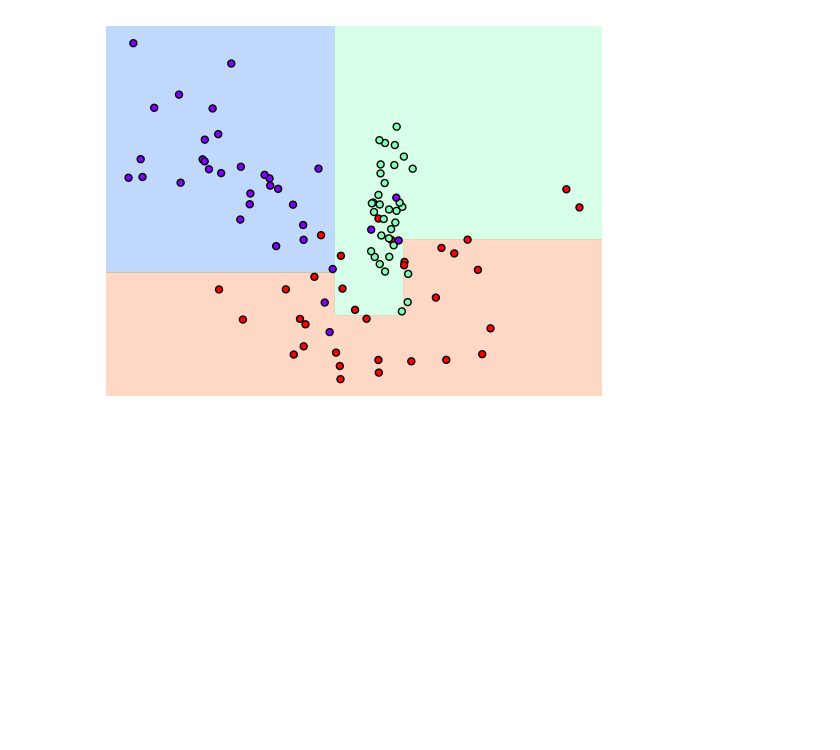
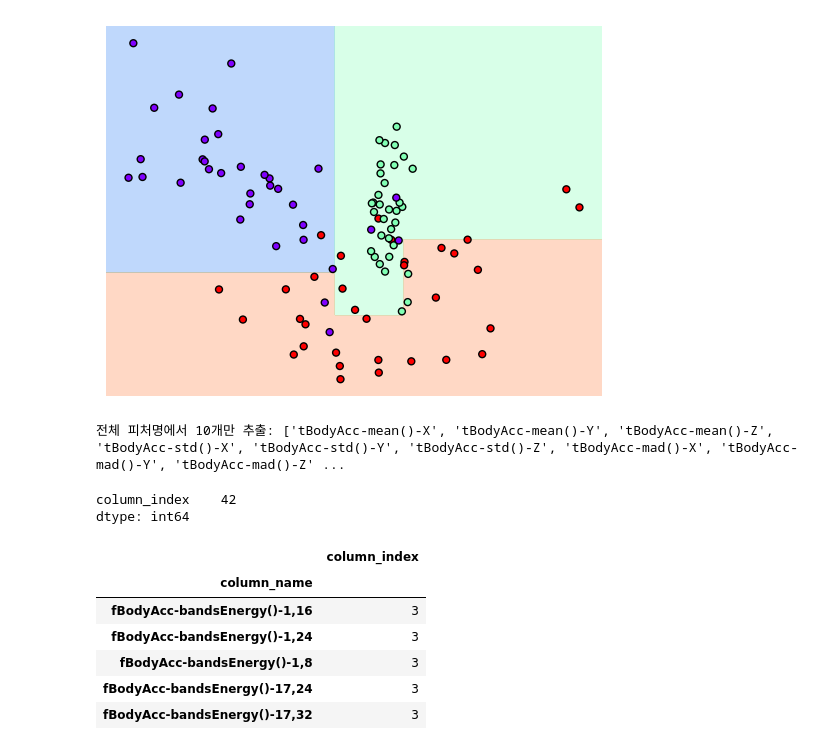
Before and after one commit to nuri0509/Exercise, a Jupyter notebook: ML_perfect_guide/04.Classification/04.Classification(1).ipynb, the cells around one changed output. Drawn from its saved outputs; the diff is of its cells as text; code cells hidden in the pictures; blank space fills up the shorter version.

```diff
--- a/ML_perfect_guide/04.Classification/04.Classification(1).ipynb
+++ b/ML_perfect_guide/04.Classification/04.Classification(1).ipynb
@@ -113,0 +118,25 @@ visualize_boundary(dt_clf, X_features, y_labels)
+# %%
+# features.txt 파일에는 피처 이름 index와 피처명이 공백으로 분리되어 있음.
+# 이를 DataFrame으로 로드.
+feature_name_df = pd.read_csv('D:/nuri/workspace/Machine Learning/ML_exercise/data/UCI HAR Dataset/human_activity/features.txt',
+                              sep='\s+', header =None, names=['column_index','column_name'])
+
+# 피처명 index를 제거하고, 피처명만 리스트 객체로 생성한 뒤 샘플로 10개만 추출
+feature_name = feature_name_df.iloc[:,1].values.tolist()
+print('전체 피처명에서 10개만 추출:', feature_name[:10])
+# %% [output]
+전체 피처명에서 10개만 추출: ['tBodyAcc-mean()-X', 'tBodyAcc-mean()-Y', 'tBodyAcc-mean()-Z', 'tBodyAcc-std()-X', 'tBodyAcc-std()-Y', 'tBodyAcc-std()-Z', 'tBodyAcc-mad()-X', 'tBodyAcc-mad()-Y', 'tBodyAcc-mad()-Z' ...
+# %%
+feature_dup_df = feature_name_df.groupby('column_name').count()
+print(feature_dup_df[feature_dup_df['column_index'] > 1].count())
+feature_dup_df[feature_dup_df['column_index'] > 1].head()
+# %% [output]
+column_index    42
+dtype: int64
+|  | column_index |
+| column_name |  |
+| fBodyAcc-bandsEnergy()-1,16 | 3 |
+| fBodyAcc-bandsEnergy()-1,24 | 3 |
+| fBodyAcc-bandsEnergy()-1,8 | 3 |
+| fBodyAcc-bandsEnergy()-17,24 | 3 |
+| fBodyAcc-bandsEnergy()-17,32 | 3 |
```
Also changed, not shown: parts of 14 cells of this notebook.
